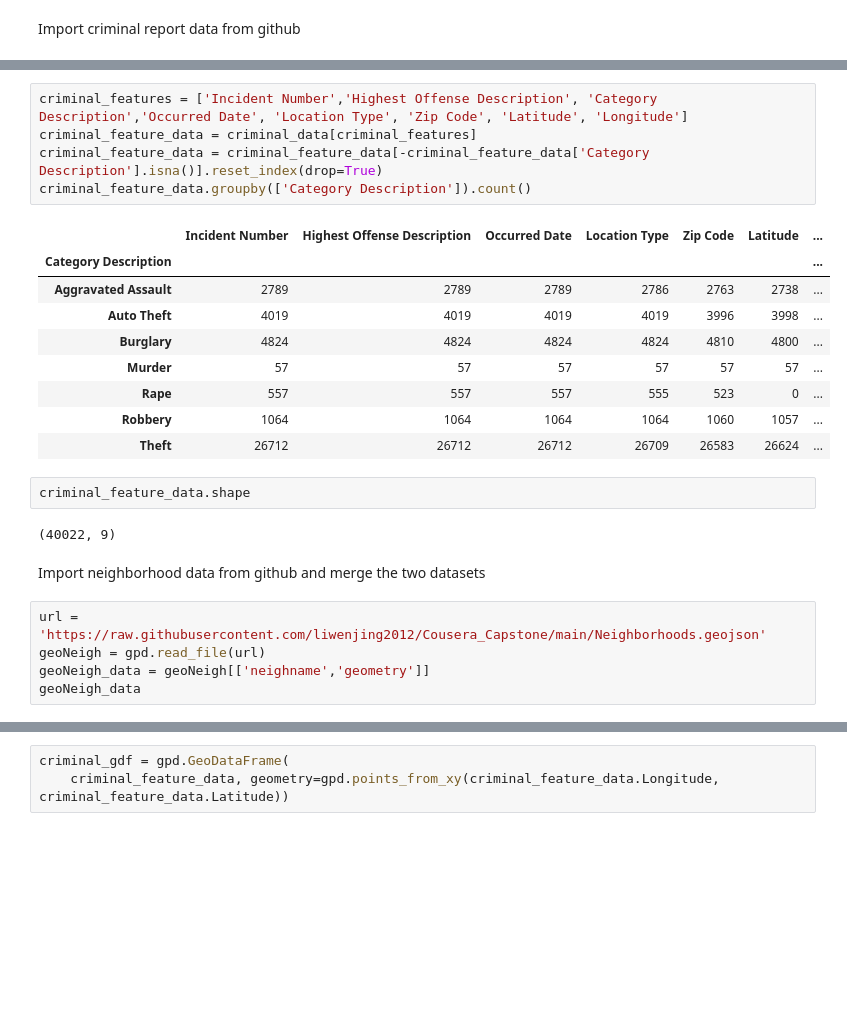
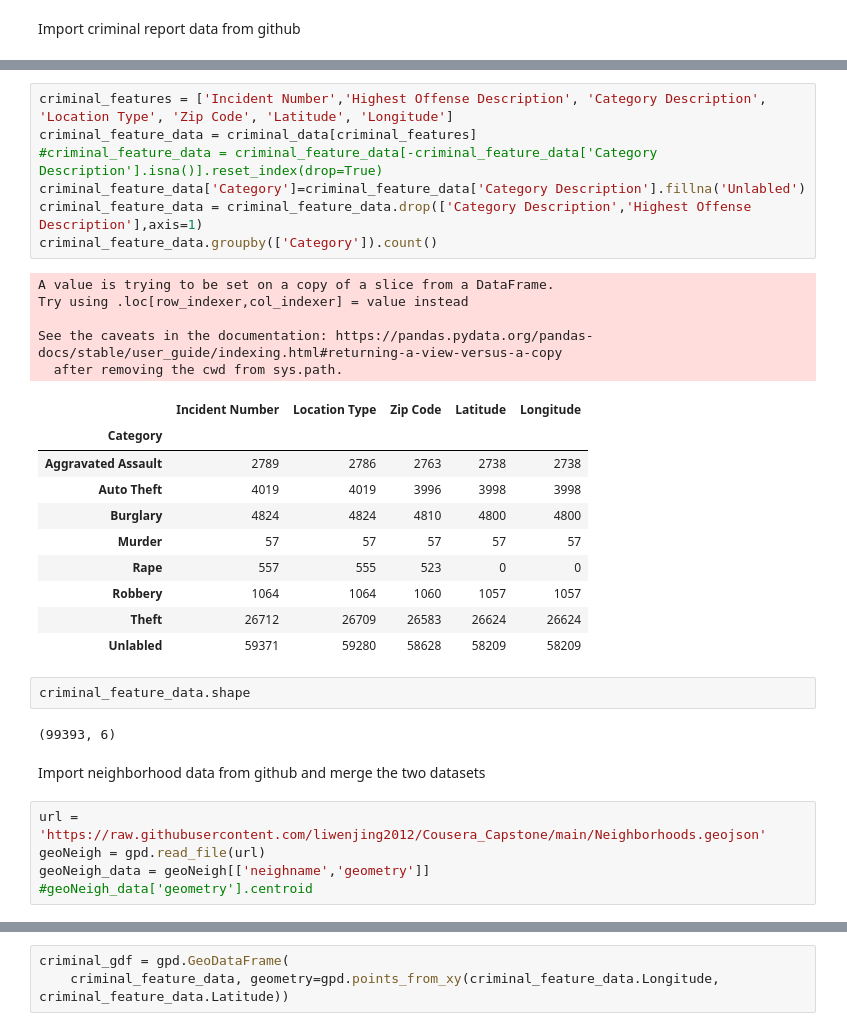
Before and after one commit to liwenjing2012/Cousera_Capstone, a Jupyter notebook: Capstone_final_project.ipynb, the cells around one changed output, grey strips where cells are left out. Cells and saved outputs as stored; diff of their text form; blank space fills up the shorter version.

```diff
--- a/Capstone_final_project.ipynb
+++ b/Capstone_final_project.ipynb
@@ -140,26 +109,34 @@ criminal_data.head()
 # %%
-criminal_features = ['Incident Number','Highest Offense Description', 'Category Description','Occurred Date', 'Location Type', 'Zip Code', 'Latitude', 'Longitude']
+criminal_features = ['Incident Number','Highest Offense Description', 'Category Description', 'Location Type', 'Zip Code', 'Latitude', 'Longitude']
 criminal_feature_data = criminal_data[criminal_features]
-criminal_feature_data = criminal_feature_data[-criminal_feature_data['Category Description'].isna()].reset_index(drop=True)
-criminal_feature_data.groupby(['Category Description']).count()
+#criminal_feature_data = criminal_feature_data[-criminal_feature_data['Category Description'].isna()].reset_index(drop=True)
+criminal_feature_data['Category']=criminal_feature_data['Category Description'].fillna('Unlabled')
+criminal_feature_data = criminal_feature_data.drop(['Category Description','Highest Offense Description'],axis=1)
+criminal_feature_data.groupby(['Category']).count()
 # %% [output]
+A value is trying to be set on a copy of a slice from a DataFrame.
+Try using .loc[row_indexer,col_indexer] = value instead
+
+See the caveats in the documentation: https://pandas.pydata.org/pandas-docs/stable/user_guide/indexing.html#returning-a-view-versus-a-copy
+  after removing the cwd from sys.path.
-|  | Incident Number | Highest Offense Description | Occurred Date | Location Type | Zip Code | Latitude | ... |
-| Category Description |  |  |  |  |  |  | ... |
-| Aggravated Assault | 2789 | 2789 | 2789 | 2786 | 2763 | 2738 | ... |
-| Auto Theft | 4019 | 4019 | 4019 | 4019 | 3996 | 3998 | ... |
-| Burglary | 4824 | 4824 | 4824 | 4824 | 4810 | 4800 | ... |
-| Murder | 57 | 57 | 57 | 57 | 57 | 57 | ... |
-| Rape | 557 | 557 | 557 | 555 | 523 | 0 | ... |
-| Robbery | 1064 | 1064 | 1064 | 1064 | 1060 | 1057 | ... |
-| Theft | 26712 | 26712 | 26712 | 26709 | 26583 | 26624 | ... |
+|  | Incident Number | Location Type | Zip Code | Latitude | Longitude |
+| Category |  |  |  |  |  |
+| Aggravated Assault | 2789 | 2786 | 2763 | 2738 | 2738 |
+| Auto Theft | 4019 | 4019 | 3996 | 3998 | 3998 |
+| Burglary | 4824 | 4824 | 4810 | 4800 | 4800 |
+| Murder | 57 | 57 | 57 | 57 | 57 |
+| Rape | 557 | 555 | 523 | 0 | 0 |
+| Robbery | 1064 | 1064 | 1060 | 1057 | 1057 |
+| Theft | 26712 | 26709 | 26583 | 26624 | 26624 |
+| Unlabled | 59371 | 59280 | 58628 | 58209 | 58209 |
 # %%
 criminal_feature_data.shape
 # %% [output]
-(40022, 9)
+(99393, 6)
 # %% [markdown]
 Import neighborhood data from github and merge the two datasets
 # %%
 url = 'https://raw.githubusercontent.com/liwenjing2012/Cousera_Capstone/main/Neighborhoods.geojson'
 geoNeigh = gpd.read_file(url)
 geoNeigh_data = geoNeigh[['neighname','geometry']]
-geoNeigh_data
+#geoNeigh_data['geometry'].centroid
```
Also changed, not shown: parts of 16 cells of this notebook.
